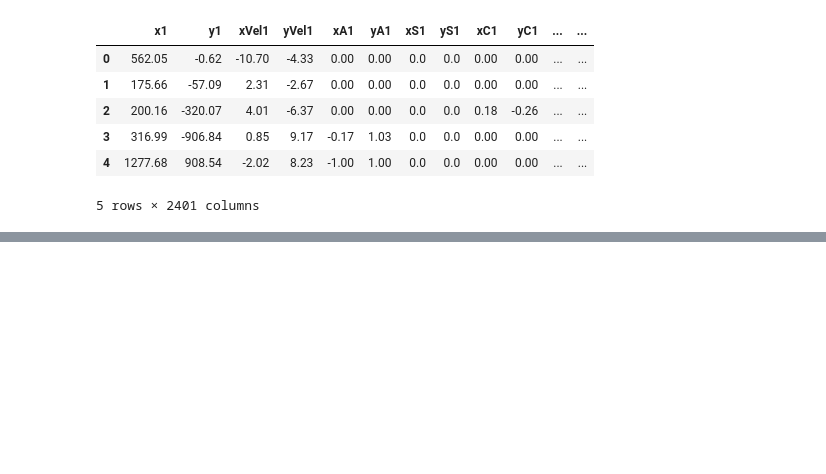
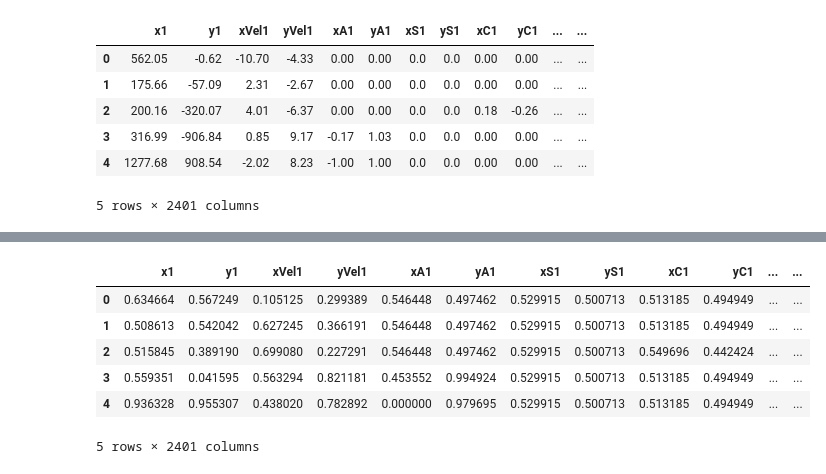
Before and after one commit to syedirfanx/swarm-intelligence, a Jupyter notebook: dispersive-flies-optimisation.ipynb, the cells around one changed output, grey strips where cells are left out. Cells and saved outputs as stored; diff of their text form; code cells hidden in the pictures; blank space fills up the shorter version.

```diff
--- a/dispersive-flies-optimisation.ipynb
+++ b/dispersive-flies-optimisation.ipynb
@@ -185,0 +57,10 @@ dim
+# %%
+df.head()
+# %% [output]
+|  | x1 | y1 | xVel1 | yVel1 | xA1 | yA1 | xS1 | yS1 | xC1 | yC1 | ... | ... |
+| 0 | 0.634664 | 0.567249 | 0.105125 | 0.299389 | 0.546448 | 0.497462 | 0.529915 | 0.500713 | 0.513185 | 0.494949 | ... | ... |
+| 1 | 0.508613 | 0.542042 | 0.627245 | 0.366191 | 0.546448 | 0.497462 | 0.529915 | 0.500713 | 0.513185 | 0.494949 | ... | ... |
+| 2 | 0.515845 | 0.389190 | 0.699080 | 0.227291 | 0.546448 | 0.497462 | 0.529915 | 0.500713 | 0.549696 | 0.442424 | ... | ... |
+| 3 | 0.559351 | 0.041595 | 0.563294 | 0.821181 | 0.453552 | 0.994924 | 0.529915 | 0.500713 | 0.513185 | 0.494949 | ... | ... |
+| 4 | 0.936328 | 0.955307 | 0.438020 | 0.782892 | 0.000000 | 0.979695 | 0.529915 | 0.500713 | 0.513185 | 0.494949 | ... | ... |
+5 rows × 2401 columns
```
Also changed, not shown: parts of 79 cells of this notebook.
